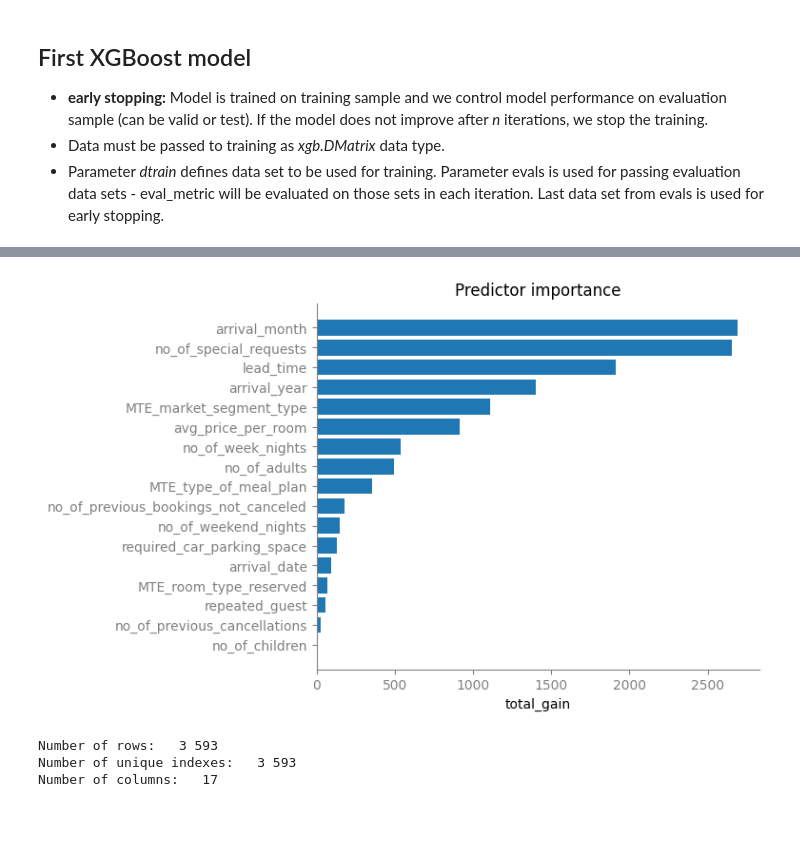
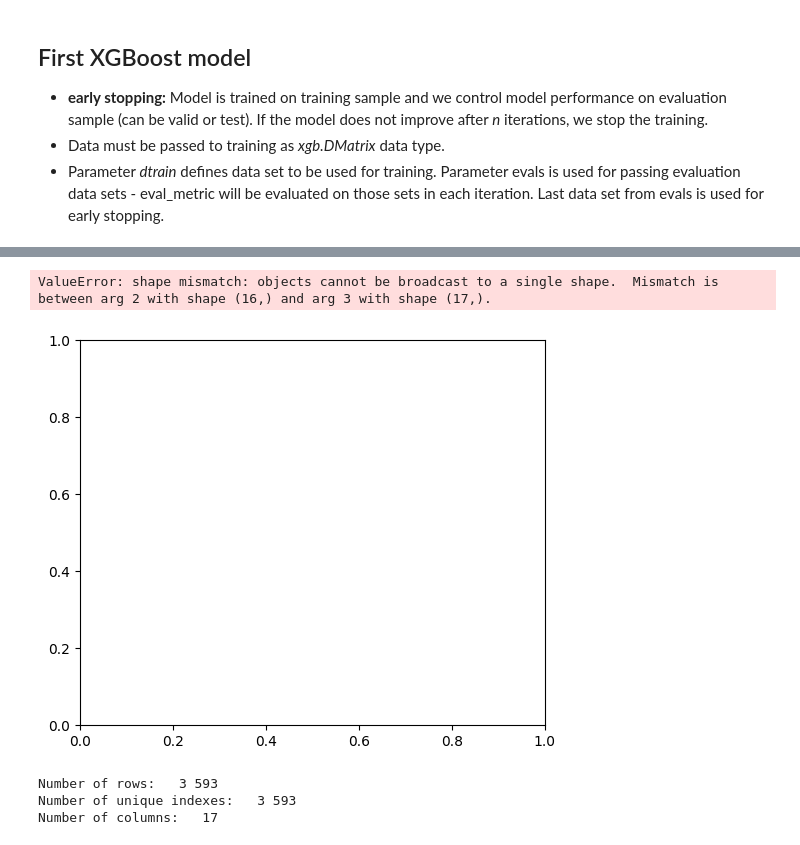
Before and after one commit to ancabenca/ds2-hw, a Jupyter notebook: Assigment1_Vojta/xgboost- modelBuilding.ipynb, the cells around one changed output, grey strips where cells are left out. Drawn from its saved outputs; the diff is of its cells as text; code cells hidden in the pictures; blank space fills up the shorter version.

```diff
--- a/Assigment1_Vojta/xgboost- modelBuilding.ipynb
+++ b/Assigment1_Vojta/xgboost- modelBuilding.ipynb
@@ -175,0 +195,5 @@ data.loc[data_test.index, 'sample'] = 'test'
+# %%
+data[col_month].replace(13, np.nan, inplace=True)
+data_train[col_month].replace(13, np.nan, inplace=True)
+data_valid[col_month].replace(13, np.nan, inplace=True)
+data_test[col_month].replace(13, np.nan, inplace=True)
@@ -183,7 +225,7 @@ default_rate_in_time_per_sample(data, col_target, col_month, 'sample')
 # define sample masks
 train_mask = (data['sample'] == 'train')
 valid_mask = (data['sample'] == 'valid')
-test_mask = (data['sample'] == 'test')
+#test_mask = (data['sample'] == 'test')
 #oot_mask = (data['sample'] == 'oot')
 #hoot_mask = (data['sample'] == 'hoot')
 # %% [markdown]
@@ -305,3 +344,26 @@ cols_pred
 - **early stopping:** Model is trained on training sample and we control model performance on evaluation sample (can be valid or test). If the model does not improve after *n* iterations, we stop the training.
 - Data must be passed to training as *xgb.DMatrix* data type.
 - Parameter *dtrain* defines data set to be used for training. Parameter evals is used for passing evaluation data sets - eval_metric will be evaluated on those sets in each iteration. Last data set from evals is used for early stopping.
+# %%
+# set best parameters to be used in XGBoost
+#cols_pred.remove('no_of_children')
+params = {
+    'max_depth': 7,
+    'eta': 0.05,
+    'objective': 'binary:logistic',
+    'eval_metric': ['auc'],
+    'booster': 'gbtree',
+}
+
+evals_result = {}
+booster = xgb.train(
+    params = params,
+    dtrain = xgb.DMatrix(data[train_mask][cols_pred], data[train_mask][col_target]),
+    num_boost_round = 1000,
+    evals = (
+        (xgb.DMatrix(data[train_mask][cols_pred], data[train_mask][col_target]), 'train'),
+        (xgb.DMatrix(data[valid_mask][cols_pred], data[valid_mask][col_target]), 'valid'),
+    ),
+    evals_result = evals_result,
+    early_stopping_rounds = 25
+)
@@ -308,10 +388,16 @@ cols_pred
 # %%
 # set best parameters to be used in XGBoost
+#cols_pred.remove('no_of_children')
 params = {
-    'max_depth': 4,
+    'eta': 0.1,
+    'max_depth': 6,
 
-    'objective': 'binary:logistic',
-    'eval_metric': ['auc'],
+    'eval_metric': 'auc',
+    'objective': 'binary:logistic' ,
+    'booster': 'gbtree',
+    'tree_method': 'exact',
+
+    'seed': 12
 }
 
 evals_result = {}
@@ -387,28 +505,30 @@ ax.tick_params(axis='x', colors='gray')
 # %%
 importance_type = 'total_gain'
 
 predictor_strength = sorted([(k, v) for k,v in booster.get_score(importance_type = importance_type).items()], key = lambda x: x[1], reverse = True)
 predictor_strength = pd.DataFrame(predictor_strength, columns = ['predictor', 'strength'])
 
 fig = plt.figure(figsize=(6,5))
 
 n_strongest = 17
 plt.barh(range(n_strongest, 0, -1), predictor_strength['strength'].iloc[0:17])
 plt.yticks(range(n_strongest, 0, -1), predictor_strength['predictor'].iloc[0:17])
 plt.xlabel(importance_type)
 plt.title('Predictor importance')
 
 ax = plt.gca()
 ax.spines['right'].set_visible(False)
 ax.spines['top'].set_visible(False)
 ax.spines['left'].set_color('gray')
 ax.spines['bottom'].set_color('gray')
 ax.tick_params(axis='y', colors='gray')
 ax.tick_params(axis='x', colors='gray')
 
 plt.show()
+predictor_strength
 # %% [output]
+ValueError: shape mismatch: objects cannot be broadcast to a single shape.  Mismatch is between arg 2 with shape (16,) and arg 3 with shape (17,).
-[figure, old version]
+[figure, new version]
 # %%
 # Load test data - set index column, decimal point, separator
 test_data_file = Path("../Assigment1/Data1/2024_DS2_HW1_data_test.csv")
```
Also changed, not shown: parts of 31 cells of this notebook, 1 other file.
